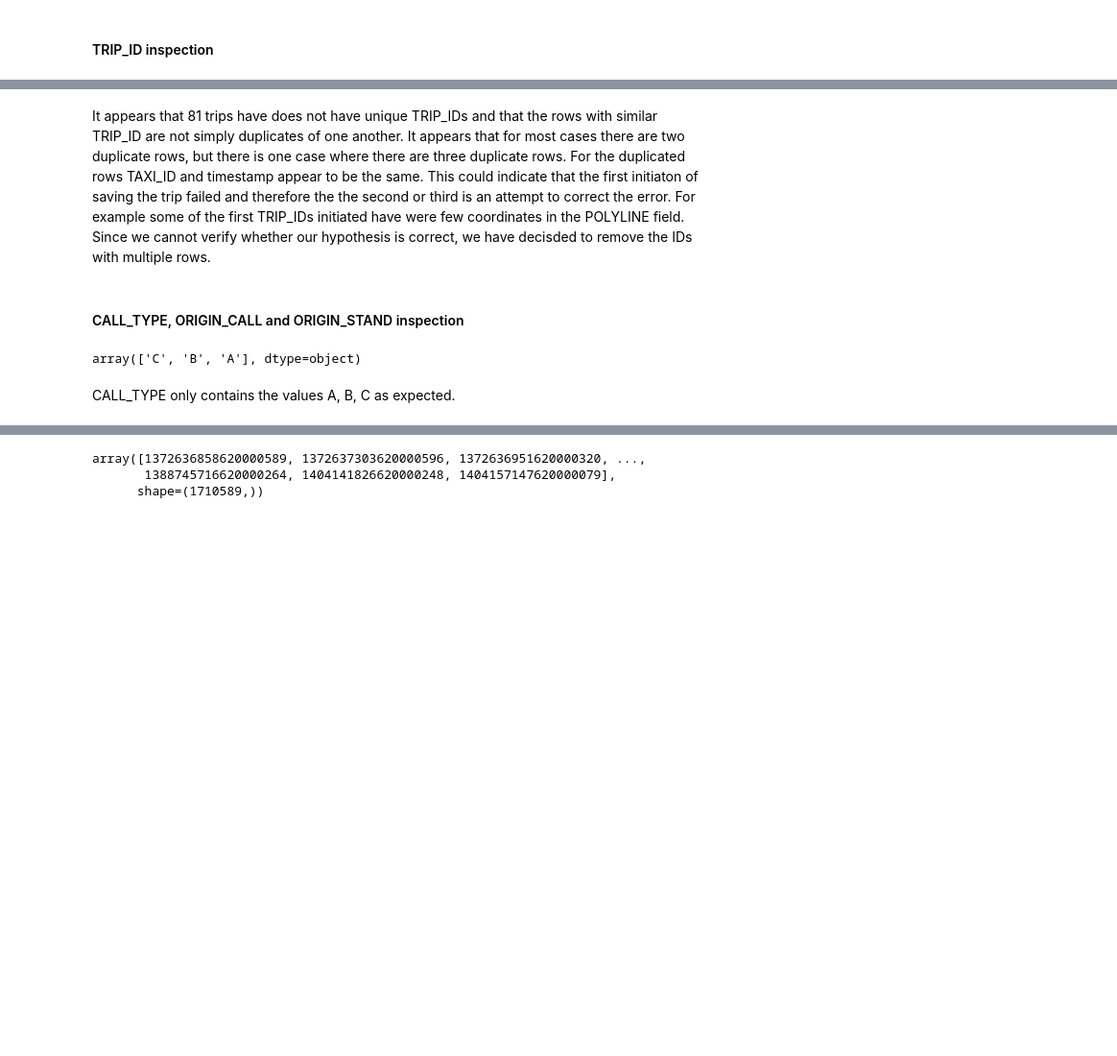
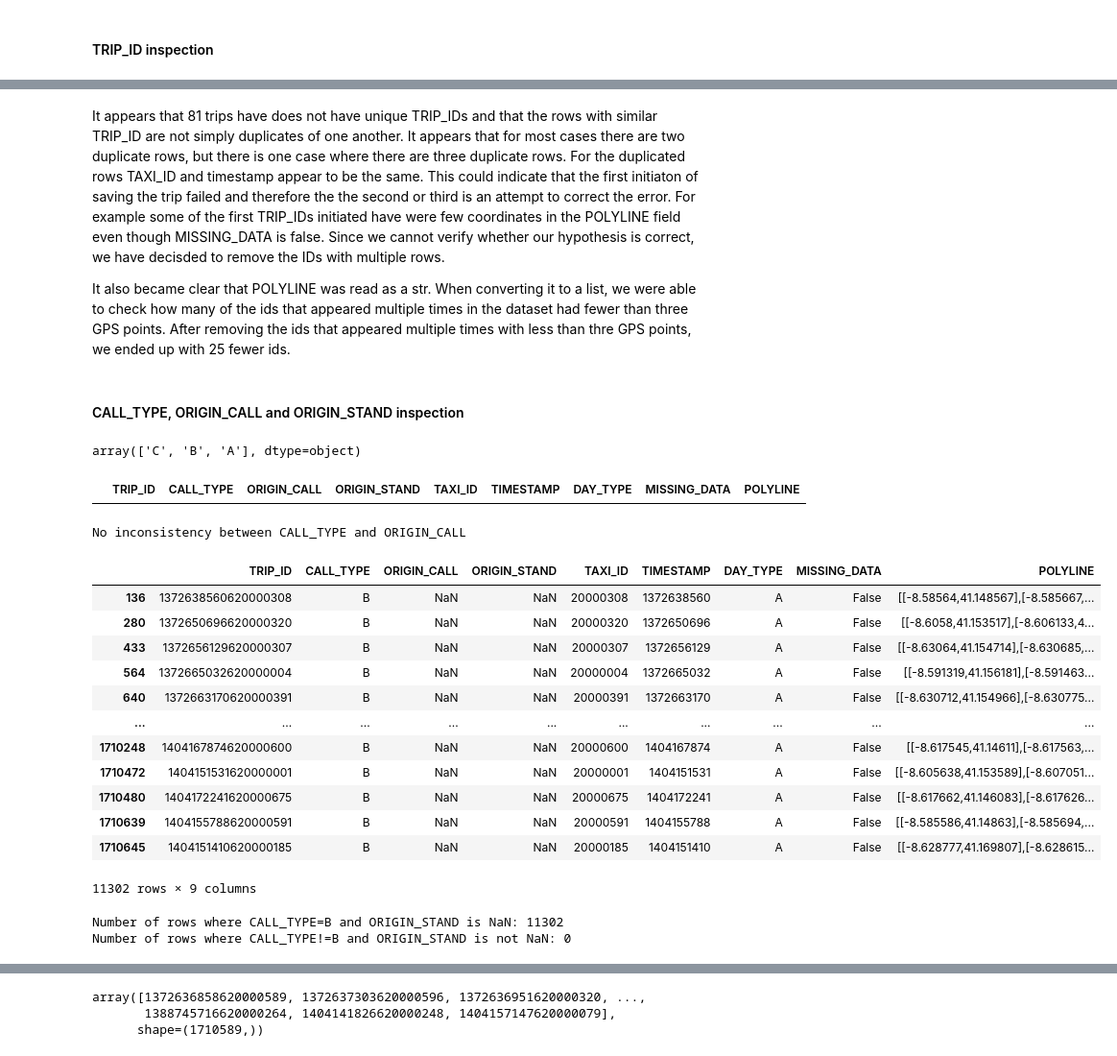
Before and after one commit to gbjaaland/TDT4225-Assignment2, a Jupyter notebook: EDA.ipynb, the cells around one changed output, grey strips where cells are left out. Shown at 96% size. Cells and saved outputs as stored; diff of their text form; code cells hidden in the pictures; blank space fills up the shorter version.

```diff
--- a/EDA.ipynb
+++ b/EDA.ipynb
@@ -72,17 +108,50 @@ First 10 rows of duplicated trips:
 # %% [markdown]
-It appears that 81 trips have does not have unique TRIP_IDs and that the rows with similar TRIP_ID are not simply duplicates of one another. It appears that for most cases there are two duplicate rows, but there is one case where there are three duplicate rows. For the duplicated rows TAXI_ID and timestamp appear to be the same. This could indicate that the first initiaton of saving the trip failed and therefore the the second or third is an attempt to correct the error. For example some of the first TRIP_IDs initiated have were few coordinates in the POLYLINE field. Since we cannot verify whether our hypothesis is correct, we have decisded to remove the IDs with multiple rows.
+It appears that 81 trips have does not have unique TRIP_IDs and that the rows with similar TRIP_ID are not simply duplicates of one another. It appears that for most cases there are two duplicate rows, but there is one case where there are three duplicate rows. For the duplicated rows TAXI_ID and timestamp appear to be the same. This could indicate that the first initiaton of saving the trip failed and therefore the the second or third is an attempt to correct the error. For example some of the first TRIP_IDs initiated have were few coordinates in the POLYLINE field even though MISSING_DATA is false. Since we cannot verify whether our hypothesis is correct, we have decisded to remove the IDs with multiple rows.
+
+It also became clear that POLYLINE was read as a str. When converting it to a list, we were able to check how many of the ids that appeared multiple times in the dataset had fewer than three GPS points. After removing the ids that appeared multiple times with less than thre GPS points, we ended up with 25 fewer ids.
 # %% [markdown]
 #### CALL_TYPE, ORIGIN_CALL and ORIGIN_STAND inspection
 # %%
 # check that there are in fact only A, B and C values for calltype
 display(porto_df["CALL_TYPE"].unique())
 
-# Check that all rows with CALL_TYPE=A has a value for ORIGIN_CALL and visa versa
+# function to check inconsistency in CALL_TYPE, ORIGIN_CALL and ORIGIN_STAND
+def calltype_validation(column_name, call_type):
+    invalid_rows = porto_df[
+                            ((porto_df[column_name].isna()) & (porto_df["CALL_TYPE"]==call_type)) |
+                            ((porto_df[column_name].notna()) & (porto_df["CALL_TYPE"]!=call_type))
+                    ]
+    invalid_rows_na = porto_df[((porto_df[column_name].isna()) & (porto_df["CALL_TYPE"]==call_type))]
+    invalid_rows_not_na = porto_df[((porto_df[column_name].notna()) & (porto_df["CALL_TYPE"]!=call_type))]
+    display(invalid_rows)
+    if invalid_rows.shape[0] != 0:
+        print(f"Number of rows where CALL_TYPE={call_type} and {column_name} is NaN: {invalid_rows_na.shape[0]}")
+        print(f"Number of rows where CALL_TYPE!={call_type} and {column_name} is not NaN: {invalid_rows_not_na.shape[0]}")
+        return
+    print(f"No inconsistency between CALL_TYPE and {column_name}")
 
+# ORIGIN_CALL
+calltype_validation("ORIGIN_CALL", "A")
 
-
+# ORIGIN_STAND
+calltype_validation("ORIGIN_STAND", "B")
 # check that
 # %% [output]
 array(['C', 'B', 'A'], dtype=object)
+|  | TRIP_ID | CALL_TYPE | ORIGIN_CALL | ORIGIN_STAND | TAXI_ID | TIMESTAMP | DAY_TYPE | MISSING_DATA | POLYLINE |
+No inconsistency between CALL_TYPE and ORIGIN_CALL
+|  | TRIP_ID | CALL_TYPE | ORIGIN_CALL | ORIGIN_STAND | TAXI_ID | TIMESTAMP | DAY_TYPE | MISSING_DATA | POLYLINE |
+| 136 | 1372638560620000308 | B | NaN | NaN | 20000308 | 1372638560 | A | False | [[-8.58564,41.148567],[-8.585667,... |
+| 280 | 1372650696620000320 | B | NaN | NaN | 20000320 | 1372650696 | A | False | [[-8.6058,41.153517],[-8.606133,4... |
+| 433 | 1372656129620000307 | B | NaN | NaN | 20000307 | 1372656129 | A | False | [[-8.63064,41.154714],[-8.630685,... |
+| 564 | 1372665032620000004 | B | NaN | NaN | 20000004 | 1372665032 | A | False | [[-8.591319,41.156181],[-8.591463... |
+| 640 | 1372663170620000391 | B | NaN | NaN | 20000391 | 1372663170 | A | False | [[-8.630712,41.154966],[-8.630775... |
+| ... | ... | ... | ... | ... | ... | ... | ... | ... | ... |
+| 1710248 | 1404167874620000600 | B | NaN | NaN | 20000600 | 1404167874 | A | False | [[-8.617545,41.14611],[-8.617563,... |
+| 1710472 | 1404151531620000001 | B | NaN | NaN | 20000001 | 1404151531 | A | False | [[-8.605638,41.153589],[-8.607051... |
+| 1710480 | 1404172241620000675 | B | NaN | NaN | 20000675 | 1404172241 | A | False | [[-8.617662,41.146083],[-8.617626... |
+| 1710639 | 1404155788620000591 | B | NaN | NaN | 20000591 | 1404155788 | A | False | [[-8.585586,41.14863],[-8.585694,... |
+| 1710645 | 1404151410620000185 | B | NaN | NaN | 20000185 | 1404151410 | A | False | [[-8.628777,41.169807],[-8.628615... |
+11302 rows × 9 columns
+Number of rows where CALL_TYPE=B and ORIGIN_STAND is NaN: 11302
+Number of rows where CALL_TYPE!=B and ORIGIN_STAND is not NaN: 0
-# %% [markdown]
-CALL_TYPE only contains the values A, B, C as expected.
```
Also changed, not shown: parts of 13 cells of this notebook.
